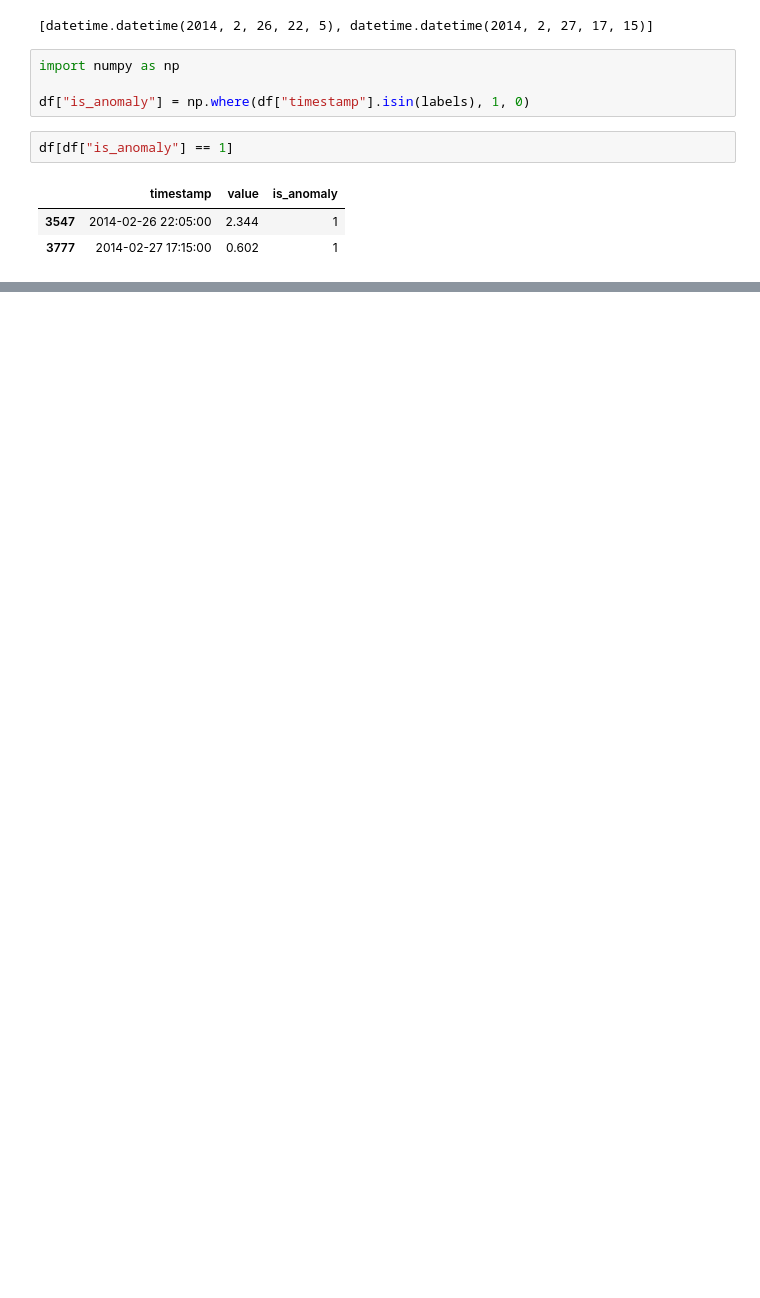
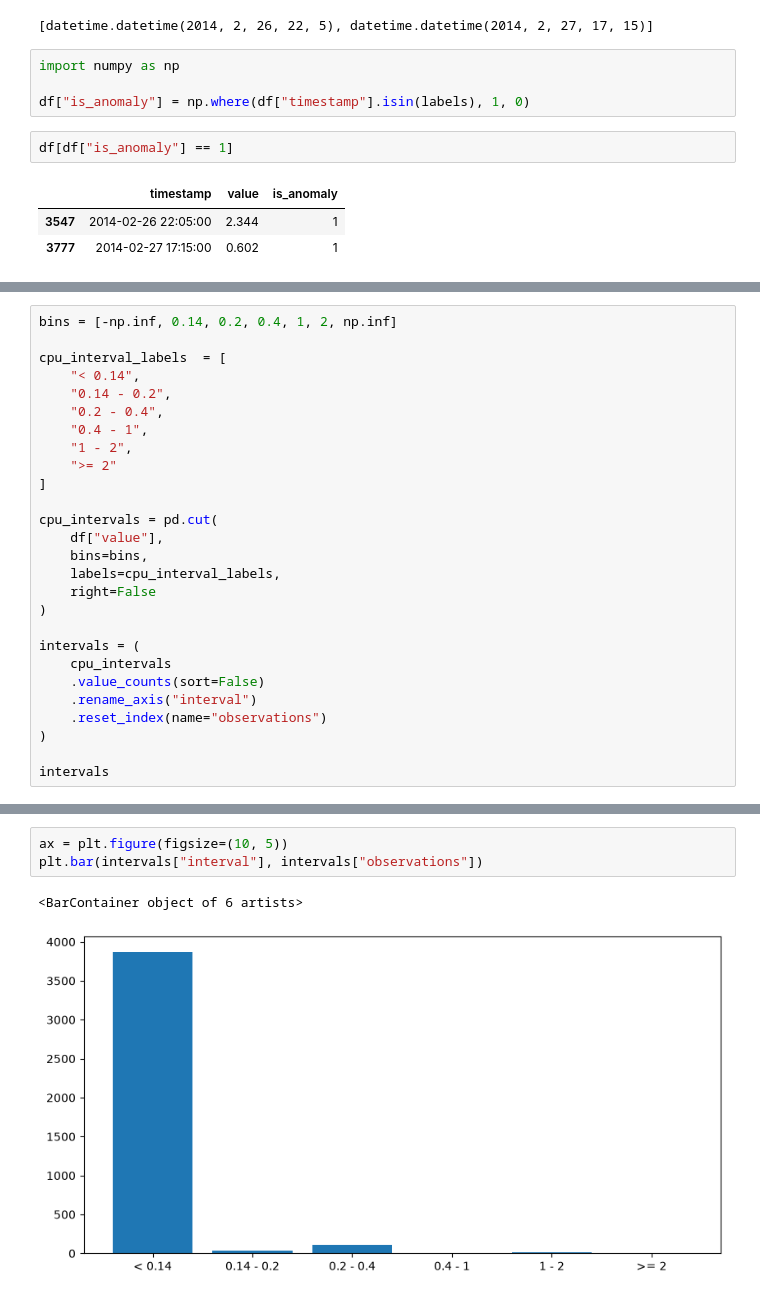
Before and after one commit to mateusmtorres23/anomaly-detection-lab, a Jupyter notebook: cpu-anomaly-detection/server_cpu_anomaly_detection.ipynb, the cells around one changed output, grey strips where cells are left out. Saved outputs shown, nothing was run; the diff lists cells and outputs as text; blank space fills up the shorter version.

```diff
--- a/cpu-anomaly-detection/server_cpu_anomaly_detection.ipynb
+++ b/cpu-anomaly-detection/server_cpu_anomaly_detection.ipynb
@@ -52,0 +177,27 @@ df[df["is_anomaly"] == 1]
+# %%
+bins = [-np.inf, 0.14, 0.2, 0.4, 1, 2, np.inf]
+
+cpu_interval_labels  = [
+    "< 0.14",
+    "0.14 - 0.2",
+    "0.2 - 0.4",
+    "0.4 - 1",
+    "1 - 2",
+    ">= 2"
+]
+
+cpu_intervals = pd.cut(
+    df["value"],
+    bins=bins,
+    labels=cpu_interval_labels,
+    right=False
+)
+
+intervals = (
+    cpu_intervals
+    .value_counts(sort=False)
+    .rename_axis("interval")
+    .reset_index(name="observations")
+)
+
+intervals
@@ -52,0 +212,6 @@ df[df["is_anomaly"] == 1]
+# %%
+ax = plt.figure(figsize=(10, 5))
+plt.bar(intervals["interval"], intervals["observations"])
+# %% [output]
+<BarContainer object of 6 artists>
+[figure, added]
```
Also changed, not shown: parts of 42 cells of this notebook, 2 other files.
